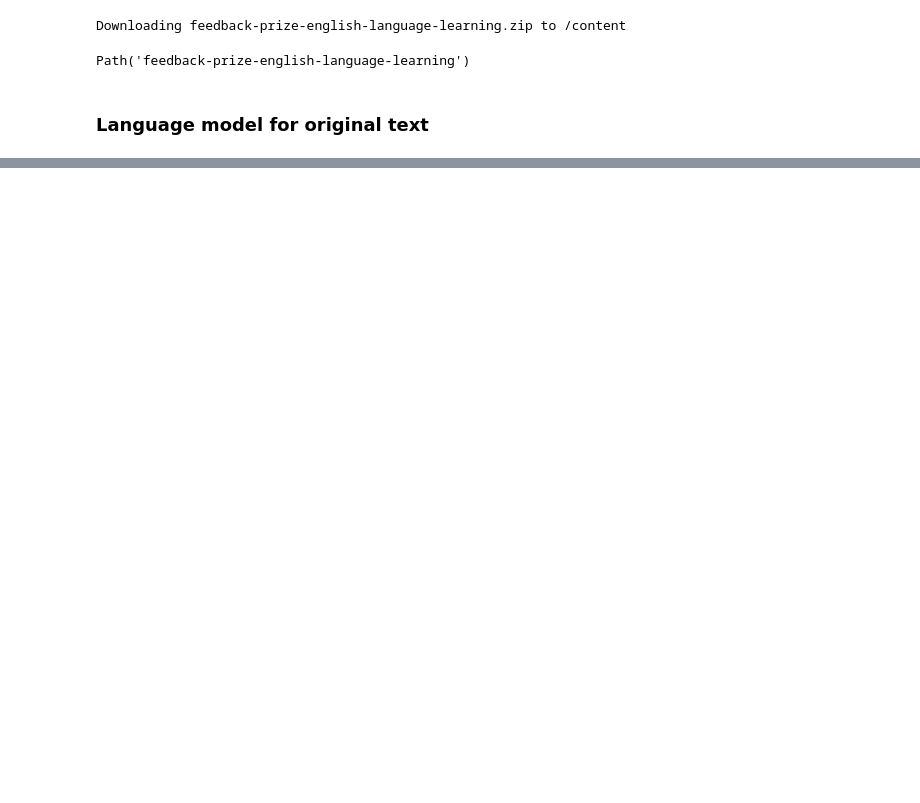
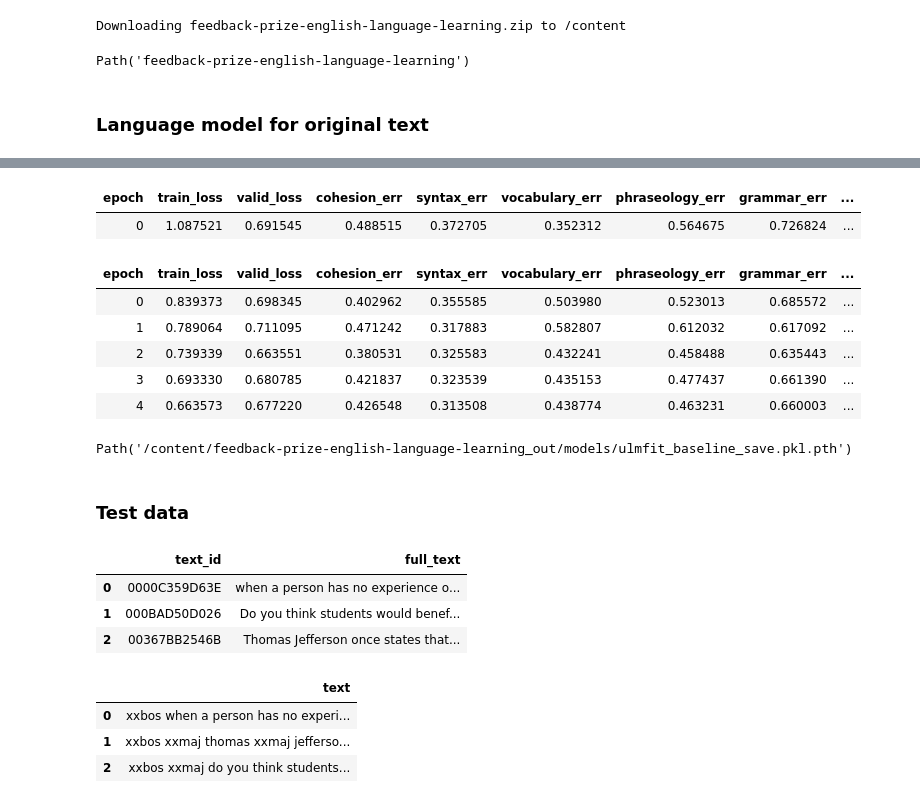
Before and after one commit to sayanbanerjee32/feedback-prize-effectiveness, a Jupyter notebook: feedback_prize_v3_ulmfit_baseline.ipynb, the cells around one changed output, grey strips where cells are left out. Drawn from its saved outputs; the diff is of its cells as text; code cells hidden in the pictures; blank space fills up the shorter version.

Commit message:
Running baseline

```diff
--- a/feedback_prize_v3_ulmfit_baseline.ipynb
+++ b/feedback_prize_v3_ulmfit_baseline.ipynb
@@ -199,0 +357,36 @@ else:
+# %%
+learn.fine_tune(5, 0.01)
+# %% [output]
+| epoch | train_loss | valid_loss | cohesion_err | syntax_err | vocabulary_err | phraseology_err | grammar_err | ... |
+| 0 | 1.087521 | 0.691545 | 0.488515 | 0.372705 | 0.352312 | 0.564675 | 0.726824 | ... |
+| epoch | train_loss | valid_loss | cohesion_err | syntax_err | vocabulary_err | phraseology_err | grammar_err | ... |
+| 0 | 0.839373 | 0.698345 | 0.402962 | 0.355585 | 0.503980 | 0.523013 | 0.685572 | ... |
+| 1 | 0.789064 | 0.711095 | 0.471242 | 0.317883 | 0.582807 | 0.612032 | 0.617092 | ... |
+| 2 | 0.739339 | 0.663551 | 0.380531 | 0.325583 | 0.432241 | 0.458488 | 0.635443 | ... |
+| 3 | 0.693330 | 0.680785 | 0.421837 | 0.323539 | 0.435153 | 0.477437 | 0.661390 | ... |
+| 4 | 0.663573 | 0.677220 | 0.426548 | 0.313508 | 0.438774 | 0.463231 | 0.660003 | ... |
+# %%
+model_save_path.mkdir(parents=True, exist_ok=True)
+# learn.export(f'{model_save_path}/all_col_concat_learner.pkl')
+learn.save(f'{model_save_path}/ulmfit_baseline_save.pkl')
+# %% [output]
+Path('/content/feedback-prize-english-language-learning_out/models/ulmfit_baseline_save.pkl.pth')
+# %% [markdown]
+### Test data
+# %%
+test_df = pd.read_csv(path / 'test.csv')
+test_df.head()
+# %% [output]
+|  | text_id | full_text |
+| 0 | 0000C359D63E | when a person has no experience o... |
+| 1 | 000BAD50D026 | Do you think students would benef... |
+| 2 | 00367BB2546B | Thomas Jefferson once states that... |
+# %%
+test_df.rename(columns = {'full_text':'text'}, inplace = True)
+tst_dl = dls.test_dl(test_df)
+tst_dl.show_batch()
+# %% [output]
+|  | text |
+| 0 | xxbos when a person has no experi... |
+| 1 | xxbos xxmaj thomas xxmaj jefferso... |
+| 2 | xxbos xxmaj do you think students... |
```
Also changed, not shown: parts of 23 cells of this notebook.
